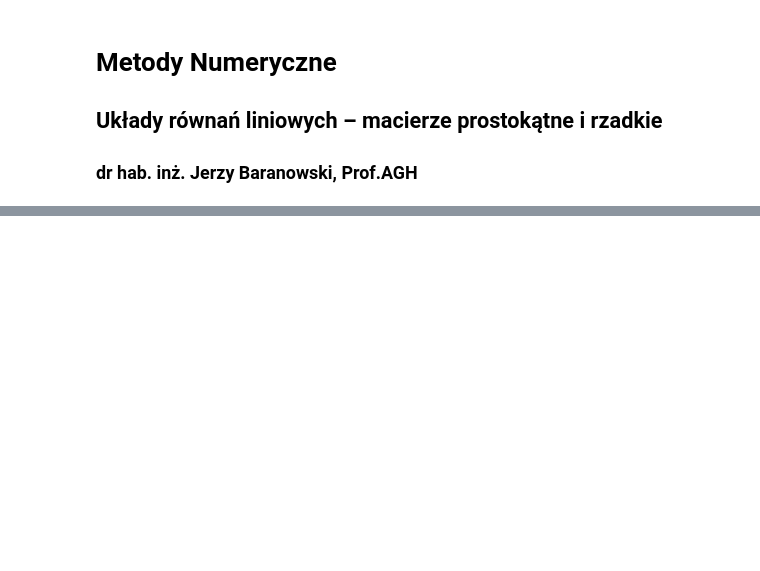
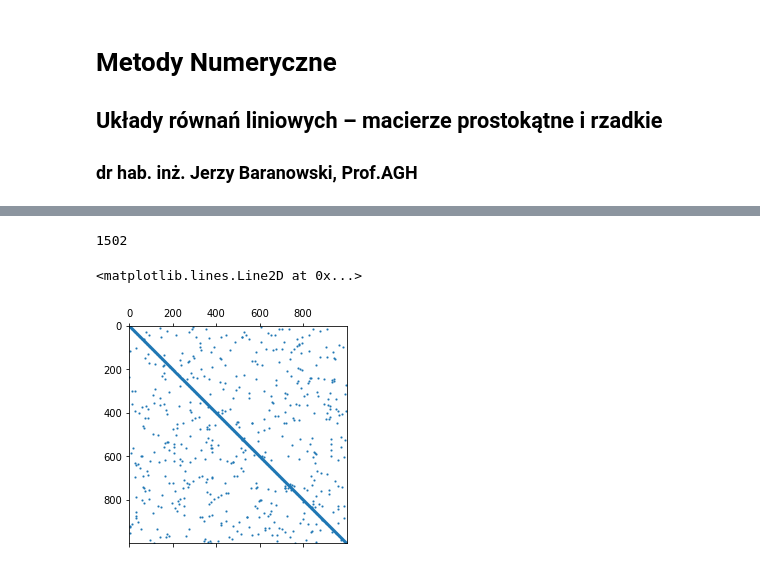
Before and after one commit to wojtekgrzela/public_lectures, a Jupyter notebook: Metody Numeryczne/Lecture 3 (linear equations)/Lecture 3b .ipynb, the cells around one changed output, grey strips where cells are left out. Drawn from its saved outputs; the diff is of its cells as text; code cells hidden in the pictures; blank space fills up the shorter version.

```diff
--- a/Metody Numeryczne/Lecture 3 (linear equations)/Lecture 3b .ipynb
+++ b/Metody Numeryczne/Lecture 3 (linear equations)/Lecture 3b .ipynb
@@ -33,0 +184,20 @@ $$
+# %%
+np.random.seed(12345)
+matrixSize = 1000
+A=2*np.random.rand(matrixSize,matrixSize)-1
+#A=0.5*(A+A.T)
+A=A
+np.fill_diagonal(A, 1)
+A[A < 0.999] = 0
+b = np.matrix(np.ones((matrixSize, 1)))
+x1 = np.matrix(np.ones((matrixSize, 1)))
+spA = scipy.sparse.csc_matrix (A)
+print(spA.nnz)
+# u,s,vt=scipy.sparse.linalg.svds(spA)
+# max(s)/min(s)
+M_i=scipy.sparse.linalg.spilu(spA)
+plt.spy(spA,markersize=1)
+# %% [output]
+1502
+<matplotlib.lines.Line2D at 0x...>
+[figure, added]
```
Also changed, not shown: parts of 22 cells of this notebook, 2 other files.
